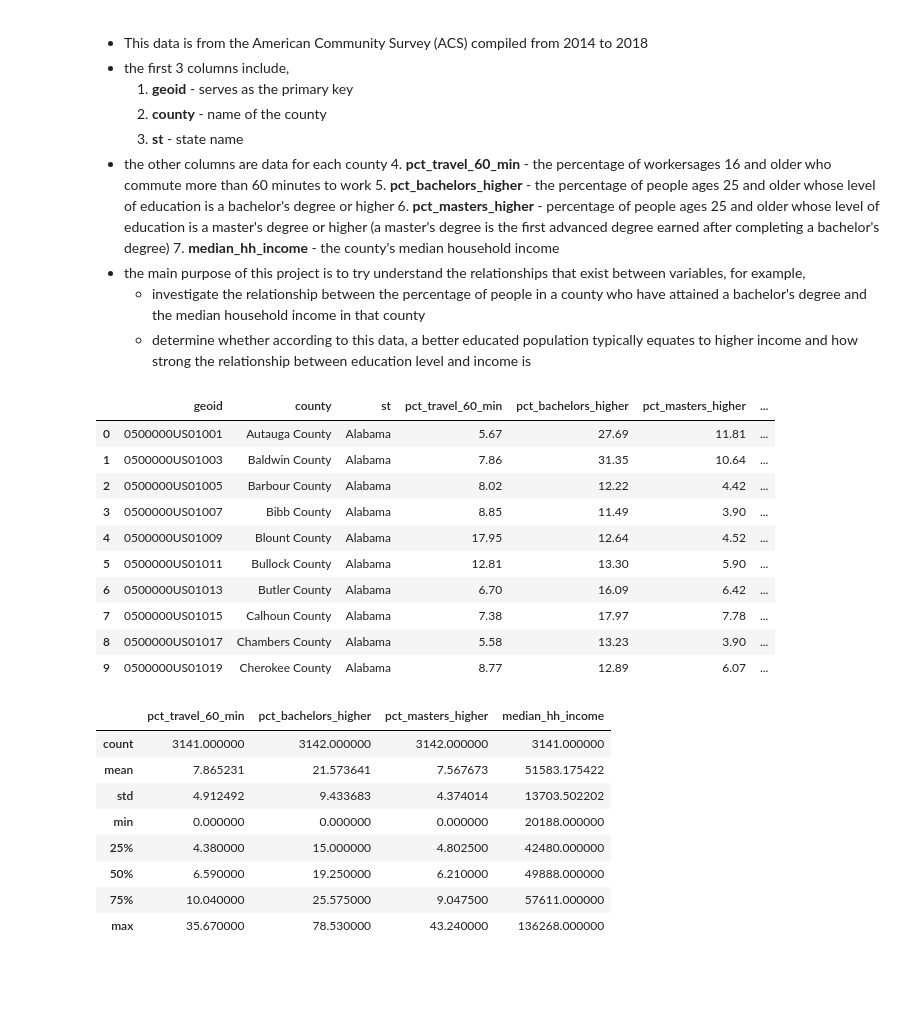
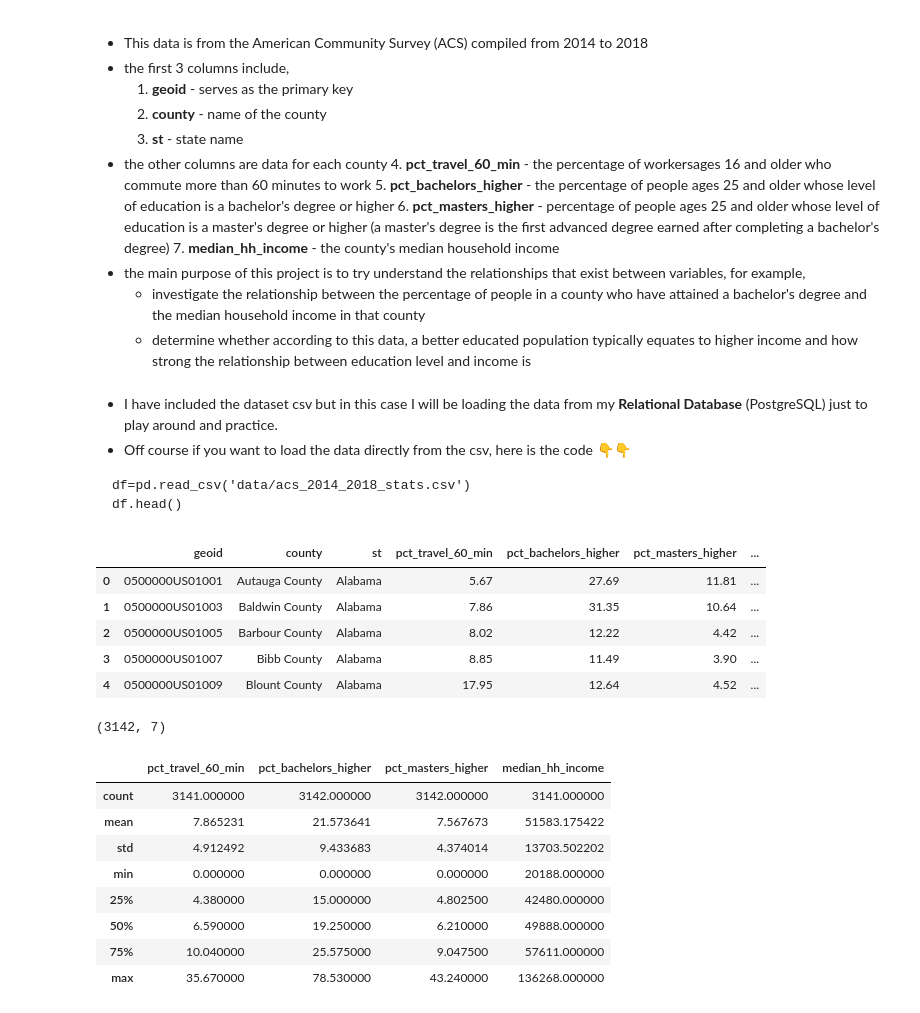
Before and after one commit to GichukiEdwin/Data-Analysis-Notebook, a Jupyter notebook: american_community_survey_stats.ipynb, the cells around one changed output. Saved outputs shown, nothing was run; the diff lists cells and outputs as text; code cells hidden in the pictures; blank space fills up the shorter version.

````diff
--- a/american_community_survey_stats.ipynb
+++ b/american_community_survey_stats.ipynb
@@ -18,21 +18,31 @@ import pandas as pd
 import numpy as np
 import matplotlib.pyplot as plt
 import seaborn as sns
+# %% [markdown]
++ I have included the dataset csv but in this case I will be loading the data from my **Relational Database** (PostgreSQL) just to play around and practice.
++ Off course if you want to load the data directly from the csv, here is the code 👇👇
+```
+df=pd.read_csv('data/acs_2014_2018_stats.csv')
+df.head()
+```
 # %%
-df=pd.read_csv('acs_2014_2018_stats.csv')
-df.head(10)
+from sqlalchemy import create_engine
+engine=create_engine('postgresql+psycopg2://postgres:0909@localhost:5432/analysis')
+df=pd.read_sql_table('acs_2014_2018_stats',engine)
+engine.dispose()
-# %% [output]
-|  | geoid | county | st | pct_travel_60_min | pct_bachelors_higher | pct_masters_higher | ... |
-| 0 | 0500000US01001 | Autauga County | Alabama | 5.67 | 27.69 | 11.81 | ... |
-| 1 | 0500000US01003 | Baldwin County | Alabama | 7.86 | 31.35 | 10.64 | ... |
-| 2 | 0500000US01005 | Barbour County | Alabama | 8.02 | 12.22 | 4.42 | ... |
-| 3 | 0500000US01007 | Bibb County | Alabama | 8.85 | 11.49 | 3.90 | ... |
-| 4 | 0500000US01009 | Blount County | Alabama | 17.95 | 12.64 | 4.52 | ... |
-| 5 | 0500000US01011 | Bullock County | Alabama | 12.81 | 13.30 | 5.90 | ... |
-| 6 | 0500000US01013 | Butler County | Alabama | 6.70 | 16.09 | 6.42 | ... |
-| 7 | 0500000US01015 | Calhoun County | Alabama | 7.38 | 17.97 | 7.78 | ... |
-| 8 | 0500000US01017 | Chambers County | Alabama | 5.58 | 13.23 | 3.90 | ... |
-| 9 | 0500000US01019 | Cherokee County | Alabama | 8.77 | 12.89 | 6.07 | ... |
+# %%
+df.head()
+# %% [output]
+|  | geoid | county | st | pct_travel_60_min | pct_bachelors_higher | pct_masters_higher | ... |
+| 0 | 0500000US01001 | Autauga County | Alabama | 5.67 | 27.69 | 11.81 | ... |
+| 1 | 0500000US01003 | Baldwin County | Alabama | 7.86 | 31.35 | 10.64 | ... |
+| 2 | 0500000US01005 | Barbour County | Alabama | 8.02 | 12.22 | 4.42 | ... |
+| 3 | 0500000US01007 | Bibb County | Alabama | 8.85 | 11.49 | 3.90 | ... |
+| 4 | 0500000US01009 | Blount County | Alabama | 17.95 | 12.64 | 4.52 | ... |
+# %%
+df.shape
+# %% [output]
+(3142, 7)
 # %%
 df.describe()
 # %% [output]
````
Also changed, not shown: 29 other files.
